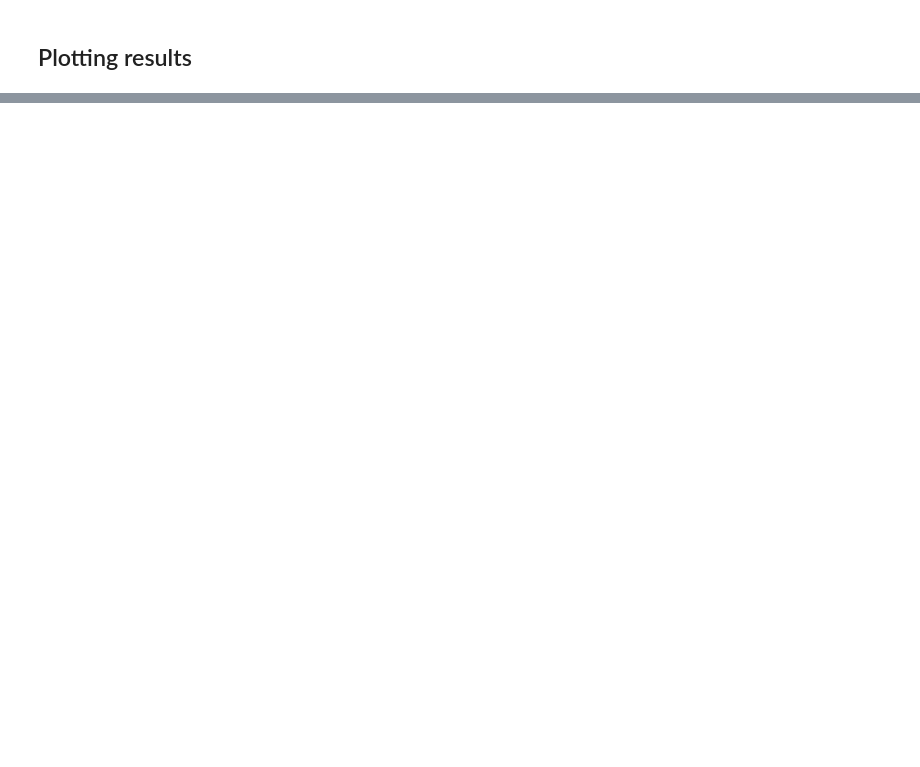
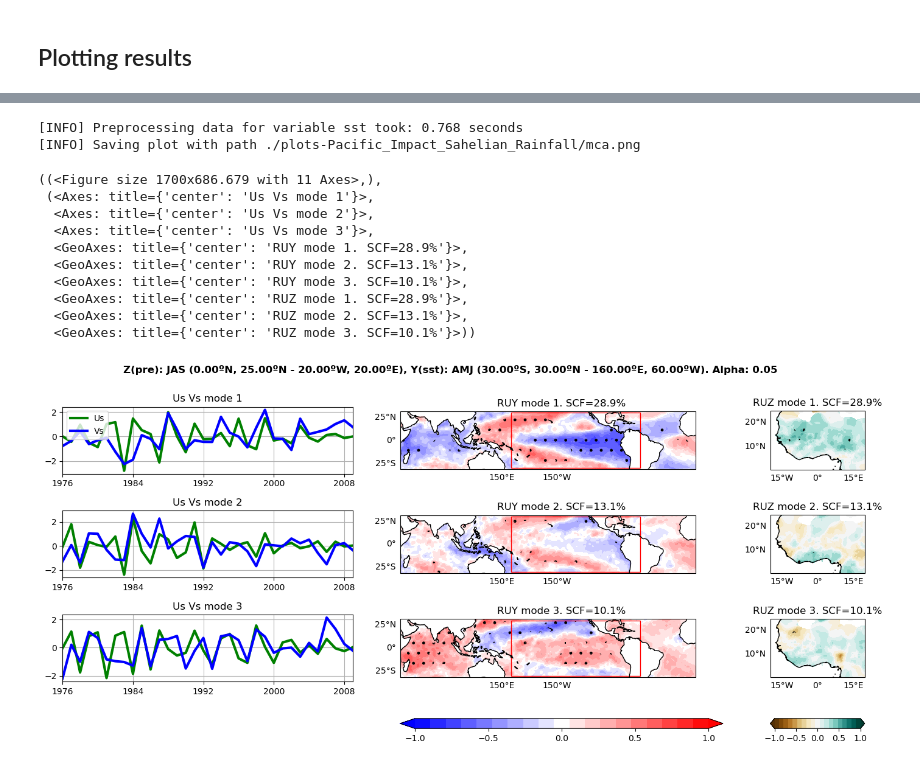
Before and after one commit to pabloduran016/Spy4CastManual, a Jupyter notebook: Pacific_Impact_Sahelian_Rainfall.ipynb, the cells around one changed output, grey strips where cells are left out. Cells and saved outputs as stored; diff of their text form; code cells hidden in the pictures; blank space fills up the shorter version.

```diff
--- a/Pacific_Impact_Sahelian_Rainfall.ipynb
+++ b/Pacific_Impact_Sahelian_Rainfall.ipynb
@@ -94,0 +89,32 @@ cross.plot_zhat(1999, figsize=(12, 10), save_fig=True, name="zhat_1999.png", fol
+# %%
+# Plot regression on a bigger map
+
+map_y = Dataset("HadISST_sst-1970_2020.nc", "./datasets").open("sst").slice(
+    Region(lat0=-32, latf=32,
+           lon0=-320, lonf=30,
+           month0=Month.APR, monthf=Month.JUN,
+           year0=1976, yearf=2009),
+)
+
+map_y_pre = Preprocess(map_y)
+
+mca.plot(
+    save_fig=True, cmap="BrBG", name="mca.png",
+    folder="./plots-Pacific_Impact_Sahelian_Rainfall/",
+    ruy_ticks=[-1, -0.5, 0, 0.5, 1],
+    ruz_ticks=[-1, -0.5, 0, 0.5, 1],
+    map_y=map_y_pre)
+# %% [output]
+[INFO] Preprocessing data for variable sst took: 0.768 seconds
+[INFO] Saving plot with path ./plots-Pacific_Impact_Sahelian_Rainfall/mca.png
+((<Figure size 1700x686.679 with 11 Axes>,),
+ (<Axes: title={'center': 'Us Vs mode 1'}>,
+  <Axes: title={'center': 'Us Vs mode 2'}>,
+  <Axes: title={'center': 'Us Vs mode 3'}>,
+  <GeoAxes: title={'center': 'RUY mode 1. SCF=28.9%'}>,
+  <GeoAxes: title={'center': 'RUY mode 2. SCF=13.1%'}>,
+  <GeoAxes: title={'center': 'RUY mode 3. SCF=10.1%'}>,
+  <GeoAxes: title={'center': 'RUZ mode 1. SCF=28.9%'}>,
+  <GeoAxes: title={'center': 'RUZ mode 2. SCF=13.1%'}>,
+  <GeoAxes: title={'center': 'RUZ mode 3. SCF=10.1%'}>))
+[figure, added]
```
Also changed, not shown: parts of 5 cells of this notebook, 13 other files.
